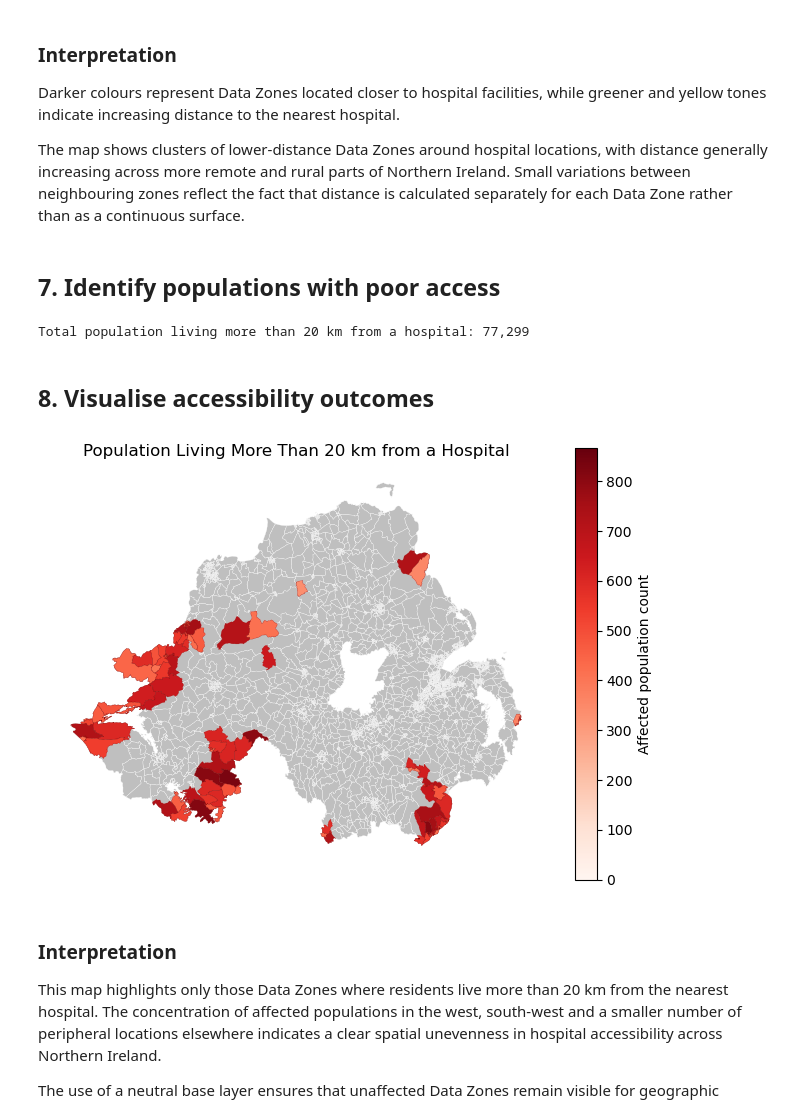
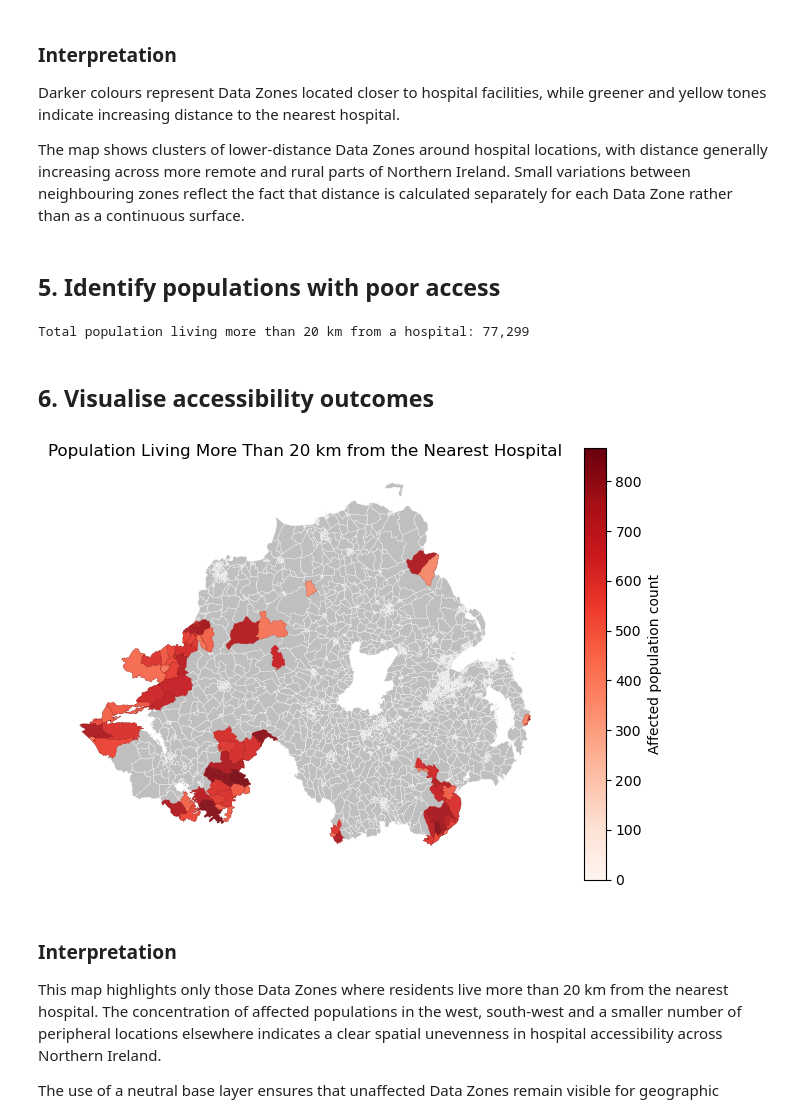
Before and after one commit to Church-C1/ni-health-accessibility, a Jupyter notebook: healthcare_access_analysis.ipynb, the cells around one changed output. Saved outputs shown, nothing was run; the diff lists cells and outputs as text; code cells hidden in the pictures.

```diff
--- a/healthcare_access_analysis.ipynb
+++ b/healthcare_access_analysis.ipynb
@@ -71,7 +54,3 @@ hospitals = hospitals.to_crs(dz.crs)
-# %%
-# Keep only hospitals located within the Northern Ireland study area.
-# 'intersects' is used instead of 'within' to avoid excluding boundary cases.
-hospitals = hospitals[hospitals.intersects(dz.union_all())]
 # %%
 # Plot cleaned hospital locations for visual verification
 fig, ax = plt.subplots(figsize=(8, 8))
@@ -96,24 +75,8 @@ plt.show()
 
 Distance is calculated from a representative point within each Data Zone to the nearest hospital location. This provides a simplified measure of spatial accessibility based on straight-line distance rather than road network travel time.
-# %%
-# Create a representative point for each Data Zone polygon
-dz["zone_point"] = dz.geometry.representative_point()
-
-# Create a point-based version of the Data Zones for distance calculation
-dz_points = dz.copy()
-dz_points = dz_points.set_geometry("zone_point")
-
-# Calculate distance to nearest hospital
-distances = []
-
-for point in dz_points.geometry:
-    nearest_distance = hospitals.distance(point).min()
-    distances.append(nearest_distance)
-
-dz["nearest_hospital_m"] = distances
 # %%
-# Convert nearest hospital distance from metres to kilometres
-dz["nearest_hospital_km"] = dz["nearest_hospital_m"] / 1000
+# Calculate distance to the nearest hospital for each Data Zone
+dz = calculate_nearest_hospital_distance(dz, hospitals)
 # %%
 # Plot distance to nearest hospital (km) across Northern Ireland
 fig, ax = plt.subplots(figsize=(9, 8))
@@ -141,11 +104,10 @@ Darker colours represent Data Zones located closer to hospital facilities, while
 
 The map shows clusters of lower-distance Data Zones around hospital locations, with distance generally increasing across more remote and rural parts of Northern Ireland.  Small variations between neighbouring zones reflect the fact that distance is calculated separately for each Data Zone rather than as a continuous surface.
 # %% [markdown]
-## 7. Identify populations with poor access
+## 5. Identify populations with poor access
 # %%
-# Identify Data Zones where the nearest hospital is more than 20 km away,
-# and estimate the affected population by summing residents in those areas
-dz["population_far"] = dz["All usual residents"] * (dz["nearest_hospital_km"] > 20)
+# Calculate population living beyond the 20 km threshold
+dz = calculate_population_far(dz)
 # %%
 # Calculate the total population living more than 20 km from a hospital
 total_population_far = dz["population_far"].sum()
@@ -154,40 +116,41 @@ print(f"Total population living more than 20 km from a hospital: {total_populati
 # %% [output]
 Total population living more than 20 km from a hospital: 77,299
 # %% [markdown]
-## 8. Visualise accessibility outcomes
+## 6. Visualise accessibility outcomes
 # %%
 # Highlight Data Zones where resident population lives more than 20 km from the nearest hospital
 fig, ax = plt.subplots(figsize=(8, 8))
 
 # Base map showing all Data Zones for geographic context
 dz.plot(
     color="#bfbfbf",
     edgecolor="white",
     linewidth=0.2,
     ax=ax
 )
 
 # Overlay only Data Zones with affected population
 dz[dz["population_far"] > 0].plot(
     column="population_far",
     cmap="Reds",
     vmin=0,
     legend=True,
     ax=ax,
     edgecolor="darkred",
     linewidth=0.2,
+    alpha=0.9,
     legend_kwds={
         "label": "Affected population count",
         "shrink": 0.7
     }
 )
 
-ax.set_title("Population Living More Than 20 km from a Hospital")
+ax.set_title("Population Living More Than 20 km from the Nearest Hospital")
 ax.axis("off")
 
 plt.show()
 # %% [output]
-[figure, old version]
+[figure, new version]
 # %% [markdown]
 ### Interpretation
 
```
Also changed, not shown: parts of 10 cells of this notebook, 1 other file.
